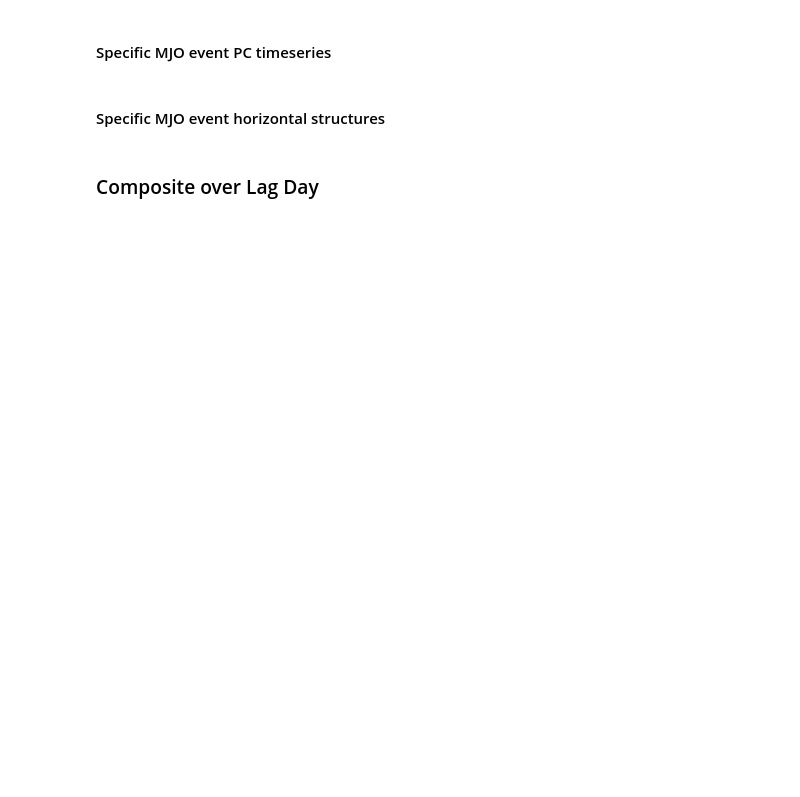
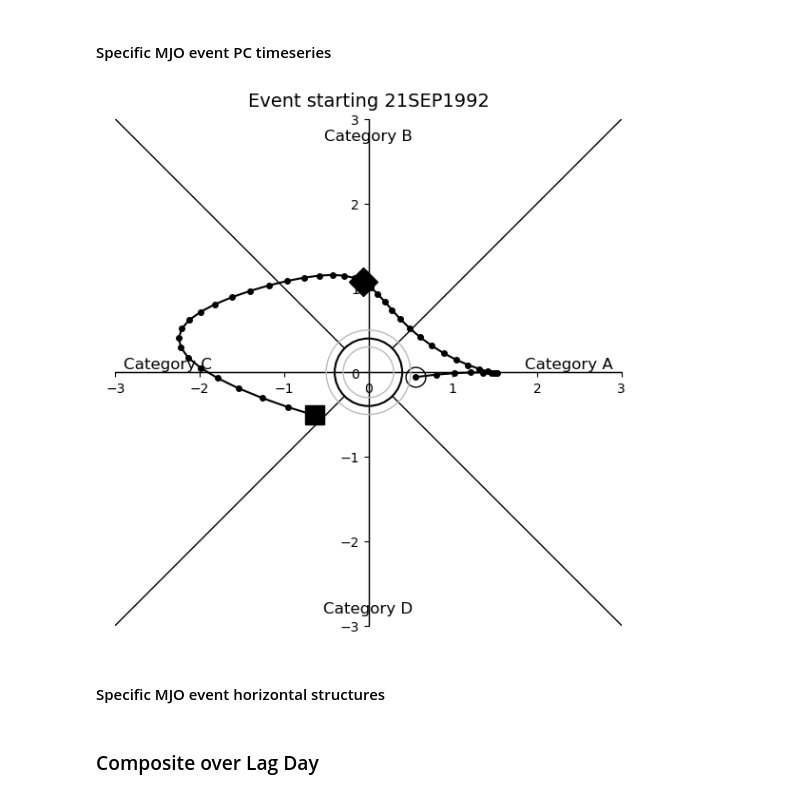
Before and after one commit to spencer-ressel/thesis-work, a Jupyter notebook: python/graphcast/matthews_olr_index.ipynb, the cells around one changed output. Drawn from its saved outputs; the diff is of its cells as text; code cells hidden in the pictures; blank space fills up the shorter version.

```diff
--- a/python/graphcast/matthews_olr_index.ipynb
+++ b/python/graphcast/matthews_olr_index.ipynb
@@ -636,30 +662,42 @@ categories = xr.DataArray(
 # %%
 categories_string = "".join(categories.values.astype(str))
 
+# All events
+all_event_pattern = r"A+B+C+"
+all_event_matches = list(re.finditer(all_event_pattern, categories_string))
+
+all_event_start_indices = [m.start() for m in all_event_matches]
+all_event_start_times = categories.time[all_event_start_indices]
+
+all_event_end_indices = [m.end()-1 for m in all_event_matches]
+all_event_end_times = categories.time[all_event_end_indices]
+
+all_event_max_times = categories.sel(time=[principle_components.where(categories == 'A', drop=True).sel(time=slice(all_event_start_times[i], all_event_end_times[i]), mode=1).idxmax().values for i in range(len(all_event_start_times))]).time
+
 # Primary events
 # primary_event_pattern = r"N+A+B+C+D+"
-primary_event_pattern = r"N+A+B+C+"
+primary_event_pattern = r"N+(A+B+C+)"
 primary_event_matches = list(re.finditer(primary_event_pattern, categories_string))
 
-primary_event_start_indices = [m.start() for m in primary_event_matches]
+primary_event_start_indices = [m.start(1) for m in primary_event_matches]
 primary_event_start_times = categories.time[primary_event_start_indices]
 
-primary_event_end_indices = [m.end()-1 for m in primary_event_matches]
+primary_event_end_indices = [m.end(1)-1 for m in primary_event_matches]
 primary_event_end_times = categories.time[primary_event_end_indices]
 
 primary_event_max_times = categories.sel(time=[principle_components.where(categories == 'A', drop=True).sel(time=slice(primary_event_start_times[i], primary_event_end_times[i]), mode=1).idxmax().values for i in range(len(primary_event_start_times))]).time
 
-# Secondary events
-secondary_event_pattern = r"D+A+B+C+D+"
-secondary_event_matches = list(re.finditer(secondary_event_pattern, categories_string))
+# successive events
+successive_event_pattern = r"D+(A+B+C+)"
+successive_event_matches = list(re.finditer(successive_event_pattern, categories_string))
 
-secondary_event_start_indices = [m.start() for m in secondary_event_matches]
-secondary_event_start_times = categories.time[secondary_event_start_indices]
+successive_event_start_indices = [m.start(1) for m in successive_event_matches]
+successive_event_start_times = categories.time[successive_event_start_indices]
 
-secondary_event_end_indices = [m.end() for m in secondary_event_matches]
-secondary_event_end_times = categories.time[secondary_event_end_indices]
+successive_event_end_indices = [m.end(1)-1 for m in successive_event_matches]
+successive_event_end_times = categories.time[successive_event_end_indices]
 
-secondary_event_max_times = categories.sel(time=[principle_components.where(categories == 'A', drop=True).sel(time=slice(secondary_event_start_times[i], secondary_event_end_times[i]), mode=1).idxmax().values for i in range(len(secondary_event_start_times))]).time
+successive_event_max_times = categories.sel(time=[principle_components.where(categories == 'A', drop=True).sel(time=slice(successive_event_start_times[i], successive_event_end_times[i]), mode=1).idxmax().values for i in range(len(successive_event_start_times))]).time
 # %%
 mjo_active_days = np.array([], dtype='datetime64')
 for i in range(len(primary_event_start_times)):
@@ -700,13 +804,13 @@ start_time_list = [
     # primary_event_start_times[-3].values,
     # primary_event_start_times[-2].values,
     # primary_event_start_times[-1].values,
-    primary_event_start_times[8].values,
+    primary_event_start_times[-24].values,
 ]
 end_time_list = [
     # primary_event_end_times[-3].values,
     # primary_event_end_times[-2].values,
     # primary_event_end_times[-1].values,
-    primary_event_end_times[8].values,
+    primary_event_end_times[-24].values,
 ]
 
 
@@ -817,33 +921,35 @@ for index, (start_time, end_time) in enumerate(zip(start_time_list, end_time_lis
         fontsize=12
     )
     ax.text(
         -2.9, .1,
         f'Category C',
         horizontalalignment='left',
         verticalalignment='center',
         fontsize=12
     )
     ax.text(
         0, -2.8,
         f'Category D',
         horizontalalignment='center',
         verticalalignment='center',
         fontsize=12
     )
 
     ax.spines['left'].set_position('zero')
     ax.spines['bottom'].set_position('zero')
 
     # Hide the top and right spines
     ax.spines['right'].set_color('none')
     ax.spines['top'].set_color('none')
 
     # Ensure tick marks follow the spines to the center
     ax.xaxis.set_ticks_position('bottom')
     ax.yaxis.set_ticks_position('left')
 
     ax.set_aspect("equal")
 plt.tight_layout()
+# %% [output]
+[figure, added]
 # %% [markdown]
 #### Specific MJO event horizontal structures
 # %%
```
Also changed, not shown: parts of 27 cells of this notebook, 22 other files.
